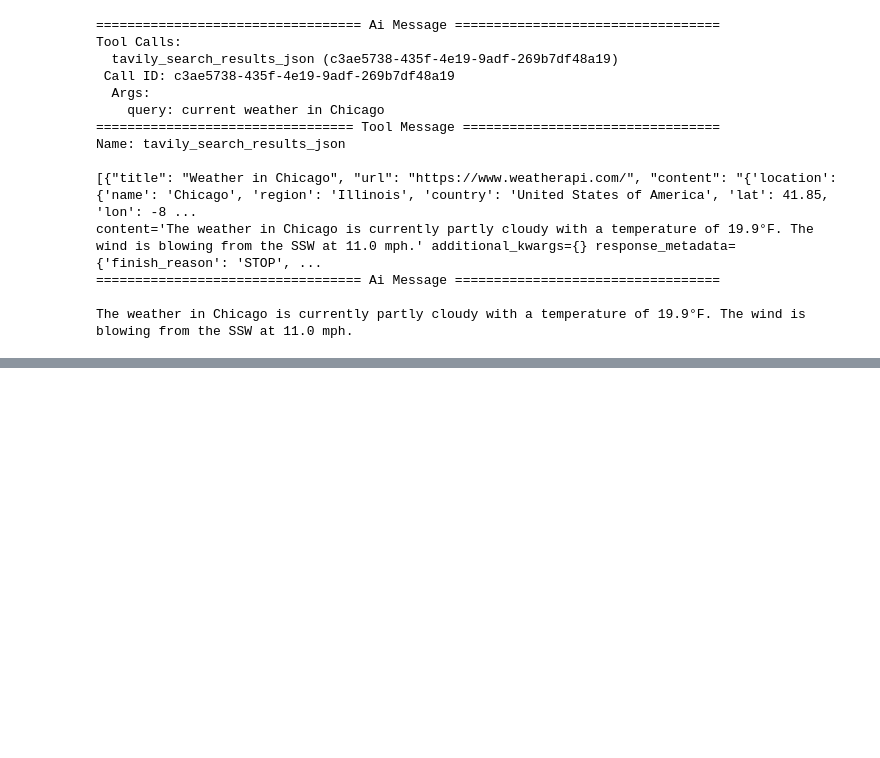
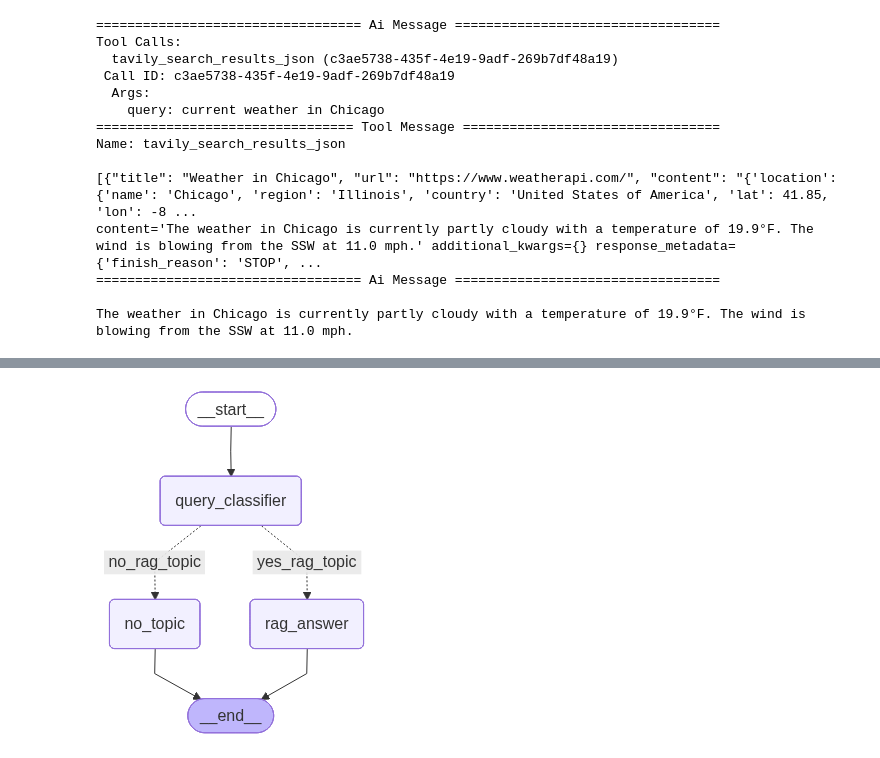
Before and after one commit to mahikshith/Langgraph, a Jupyter notebook: Advanced_agents.ipynb, the cells around one changed output, grey strips where cells are left out. Saved outputs shown, nothing was run; the diff lists cells and outputs as text; code cells hidden in the pictures; blank space fills up the shorter version.

```diff
--- a/Advanced_agents.ipynb
+++ b/Advanced_agents.ipynb
@@ -1028,0 +1150,9 @@ The weather in Chicago is currently partly cloudy with a temperature of 19.9°F.
+# %%
+from langchain_core.output_parsers import StrOutputParser
+from langchain_core.runnables import RunnablePassthrough
+
+
+def format_docs(docs):
+    return "\n\n".join(doc.page_content for doc in docs)
+
+rag_chain = chat_prompt | llm | StrOutputParser()
@@ -1028,0 +1166,10 @@ The weather in Chicago is currently partly cloudy with a temperature of 19.9°F.
+# %%
+## state
+
+class Agentstate(TypedDict):
+
+  messages : Annotated[list,add_messages]
+
+  documents : Annotated[list,Field(default_factory=list)]
+
+  classifier_topic : str
@@ -1028,0 +1263,26 @@ The weather in Chicago is currently partly cloudy with a temperature of 19.9°F.
+# %%
+# stategraph
+
+gf = StateGraph(Agentstate)
+
+gf.add_node("query_classifier",query_classifier)
+
+gf.set_entry_point("query_classifier")
+
+gf.add_conditional_edges("query_classifier",topic_router,
+                         {"yes_rag_topic":"rag_answer","no_rag_topic":"no_topic"})
+
+
+gf.add_node("rag_answer",rag_answer)
+
+gf.add_edge("rag_answer",END)
+
+gf.add_node("no_topic",no_topic)
+
+gf.add_edge("no_topic",END)
+
+app = gf.compile()
+# %%
+app
+# %% [output]
+[figure, added]
```
Also changed, not shown: parts of 38 cells of this notebook.
